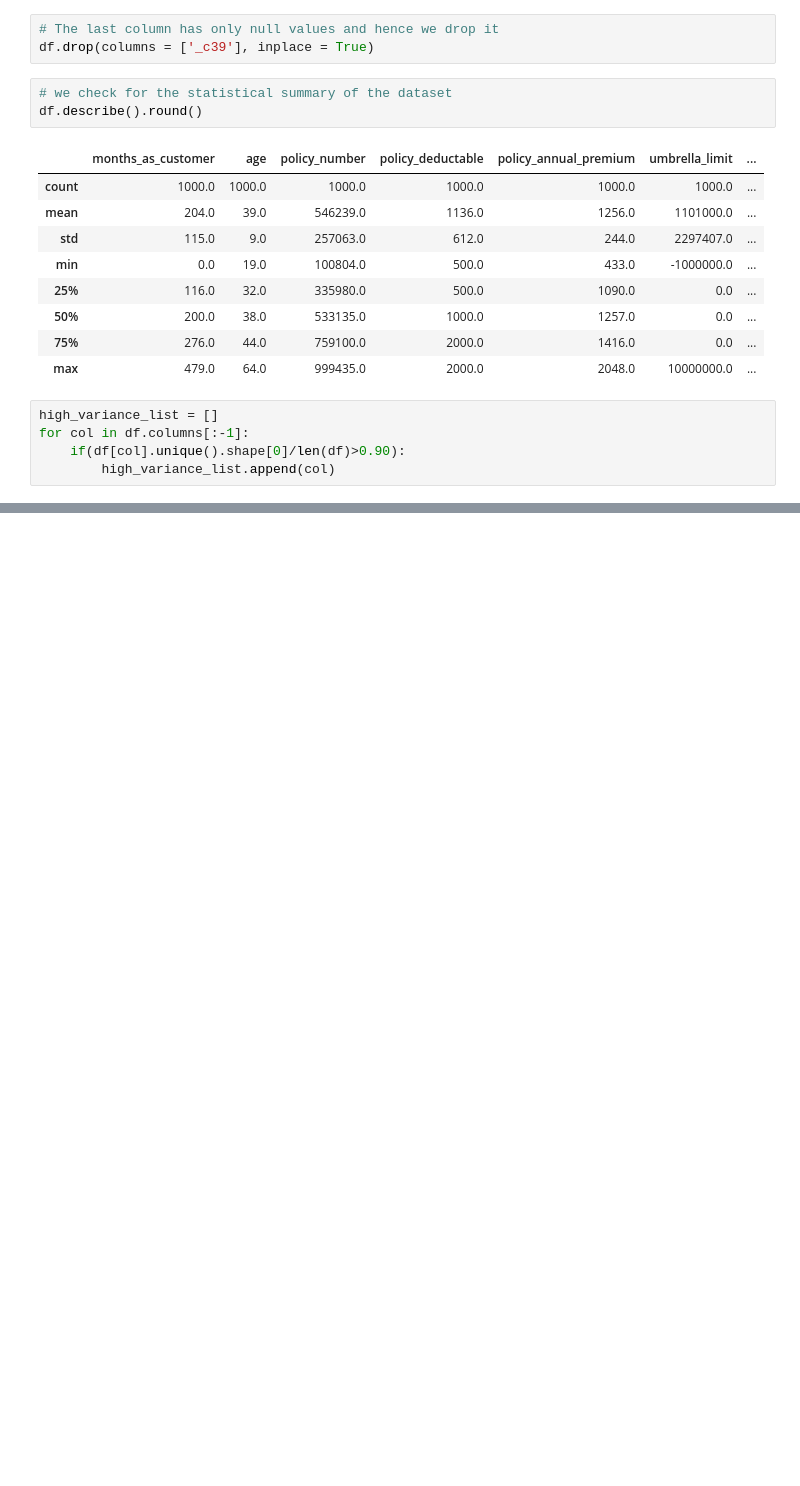
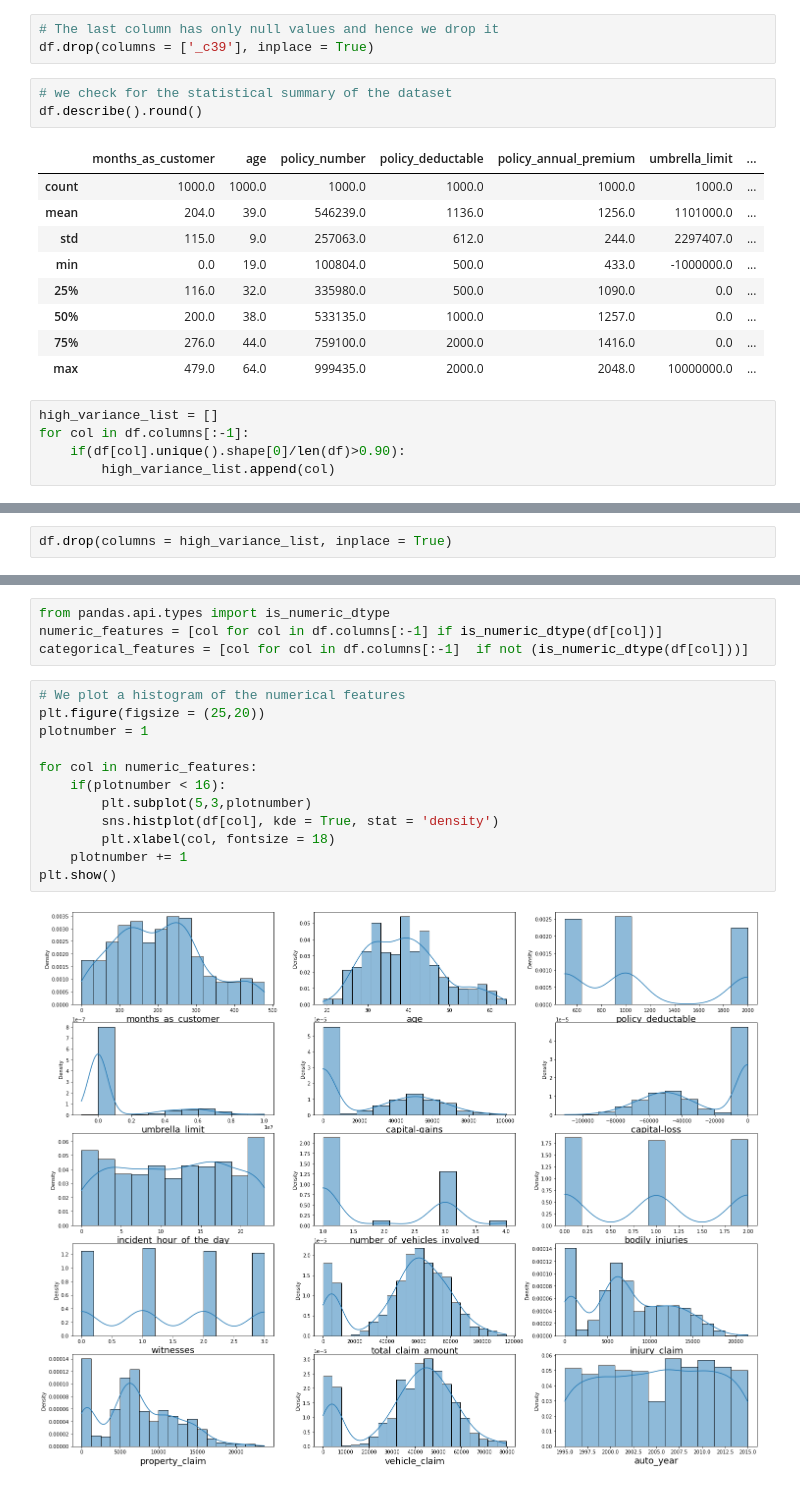
Before and after one commit to zobekenobe/DT-Evaluation-Project, a Jupyter notebook: Project 10.ipynb, the cells around one changed output, grey strips where cells are left out. Cells and saved outputs as stored; diff of their text form; blank space fills up the shorter version.

```diff
--- a/Project 10.ipynb
+++ b/Project 10.ipynb
@@ -106,0 +109,2 @@ for col in high_variance_list:
+# %%
+df.drop(columns = high_variance_list, inplace = True)
@@ -106,0 +121,18 @@ for col in high_variance_list:
+# %%
+from pandas.api.types import is_numeric_dtype
+numeric_features = [col for col in df.columns[:-1] if is_numeric_dtype(df[col])]
+categorical_features = [col for col in df.columns[:-1]  if not (is_numeric_dtype(df[col]))]
+# %%
+# We plot a histogram of the numerical features
+plt.figure(figsize = (25,20))
+plotnumber = 1
+
+for col in numeric_features:
+    if(plotnumber < 16):
+        plt.subplot(5,3,plotnumber)
+        sns.histplot(df[col], kde = True, stat = 'density')
+        plt.xlabel(col, fontsize = 18)
+    plotnumber += 1
+plt.show()
+# %% [output]
+[figure, added]
```
Also changed, not shown: parts of 31 cells of this notebook.
